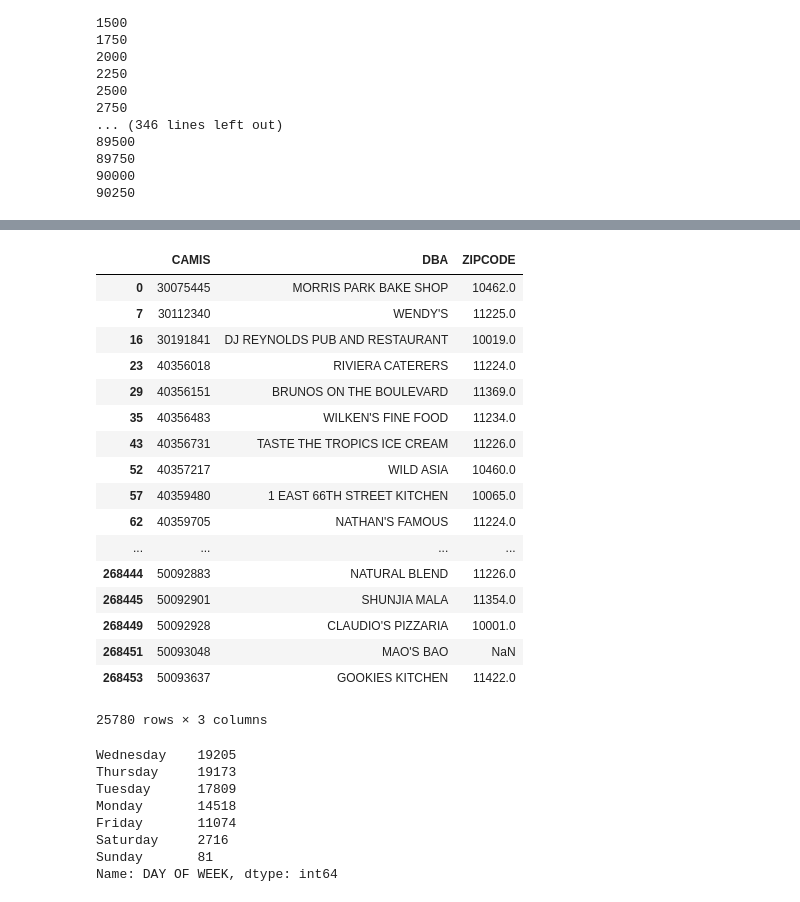
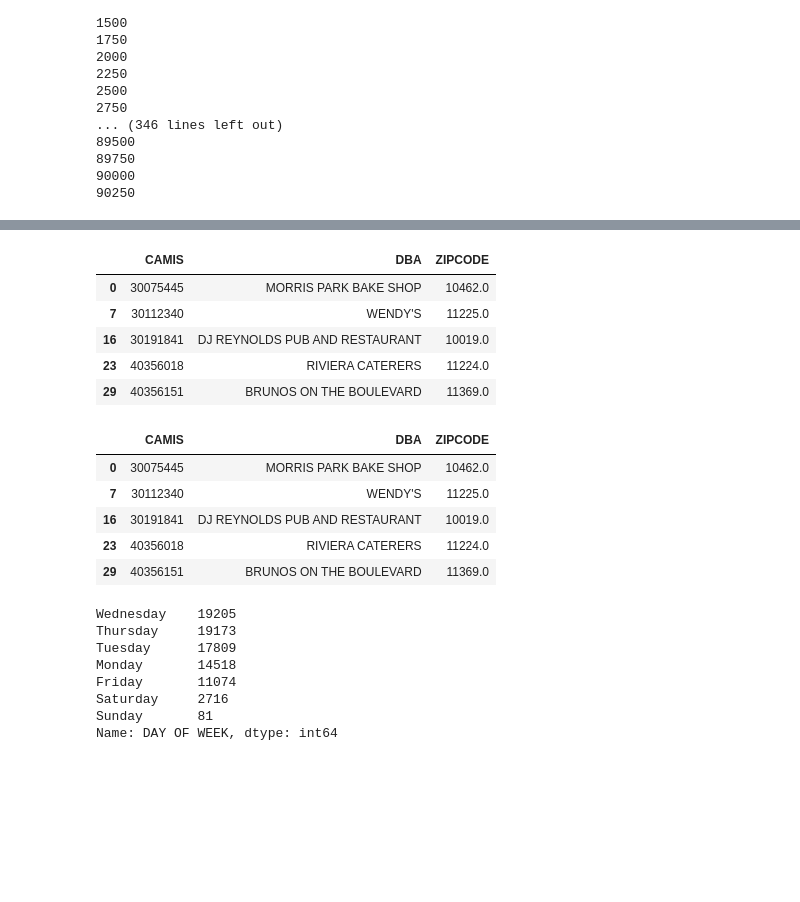
Before and after one commit to robblatt/Restaurant-Hypothesis-Testing, a Jupyter notebook: unique_insp.ipynb, the cells around one changed output, grey strips where cells are left out. Drawn from its saved outputs; the diff is of its cells as text; code cells hidden in the pictures; blank space fills up the shorter version.

```diff
--- a/unique_insp.ipynb
+++ b/unique_insp.ipynb
@@ -119,2 +92,0 @@ sorted_rest_unique
-# %%
- zip_df = df_unique[['CAMIS', 'DBA', 'ZIPCODE']]
@@ -121,23 +105,20 @@ sorted_rest_unique
+# %%
+rest_unique_zip.head()
+# %% [output]
+|  | CAMIS | DBA | ZIPCODE |
+| 0 | 30075445 | MORRIS PARK BAKE SHOP | 10462.0 |
+| 7 | 30112340 | WENDY'S | 11225.0 |
+| 16 | 30191841 | DJ REYNOLDS PUB AND RESTAURANT | 10019.0 |
+| 23 | 40356018 | RIVIERA CATERERS | 11224.0 |
+| 29 | 40356151 | BRUNOS ON THE BOULEVARD | 11369.0 |
 # %%
 rest_unique_zip = zip_df.drop_duplicates(subset=['CAMIS', 'DBA', 'ZIPCODE'], keep='first')
 # %%
-rest_unique_zip
+rest_unique_zip.head()
 # %% [output]
 |  | CAMIS | DBA | ZIPCODE |
 | 0 | 30075445 | MORRIS PARK BAKE SHOP | 10462.0 |
 | 7 | 30112340 | WENDY'S | 11225.0 |
 | 16 | 30191841 | DJ REYNOLDS PUB AND RESTAURANT | 10019.0 |
 | 23 | 40356018 | RIVIERA CATERERS | 11224.0 |
 | 29 | 40356151 | BRUNOS ON THE BOULEVARD | 11369.0 |
-| 35 | 40356483 | WILKEN'S FINE FOOD | 11234.0 |
-| 43 | 40356731 | TASTE THE TROPICS ICE CREAM | 11226.0 |
-| 52 | 40357217 | WILD ASIA | 10460.0 |
-| 57 | 40359480 | 1 EAST 66TH STREET KITCHEN | 10065.0 |
-| 62 | 40359705 | NATHAN'S FAMOUS | 11224.0 |
-| ... | ... | ... | ... |
-| 268444 | 50092883 | NATURAL BLEND | 11226.0 |
-| 268445 | 50092901 | SHUNJIA MALA | 11354.0 |
-| 268449 | 50092928 | CLAUDIO'S PIZZARIA | 10001.0 |
-| 268451 | 50093048 | MAO'S BAO | NaN |
-| 268453 | 50093637 | GOOKIES KITCHEN | 11422.0 |
-25780 rows × 3 columns
```
Also changed, not shown: parts of 51 cells of this notebook, 1 other file.
